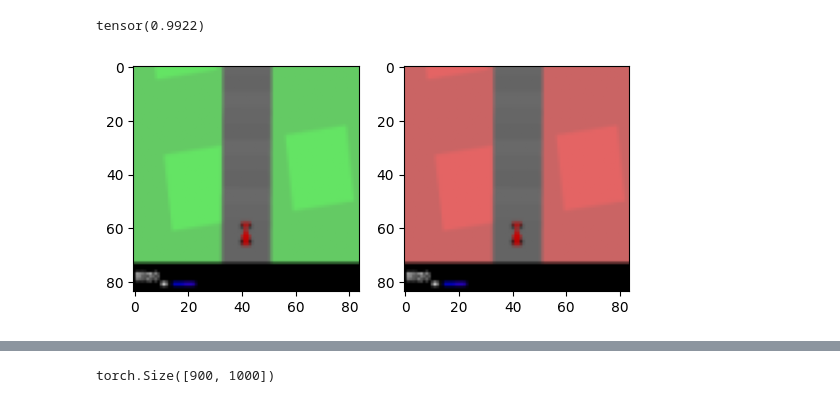
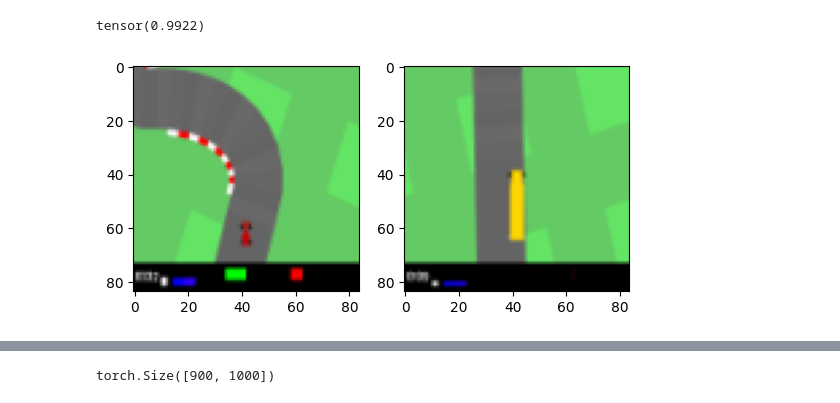
Before and after one commit to antoniopioricciardi/rl_relrepr_gymnasium, a Jupyter notebook: notebooks/relative_analysis_resnet.ipynb, the cells around one changed output, grey strips where cells are left out. Saved outputs shown, nothing was run; the diff lists cells and outputs as text; code cells hidden in the pictures.

```diff
--- a/notebooks/relative_analysis_resnet.ipynb
+++ b/notebooks/relative_analysis_resnet.ipynb
@@ -180,14 +180,14 @@ obs_set_2.max()
 tensor(0.9922)
 # %%
 # plot obs_set_1 and obs_set_2 images in a subplot
-i = 50
+i = 350
 
 fig, ax = plt.subplots(1, 2)
 ax[0].imshow(obs_set_1[i].permute(1, 2, 0))
 ax[1].imshow(obs_set_2[i].permute(1, 2, 0))
 plt.show()
 # %% [output]
-[figure, old version]
+[figure, new version]
 # %%
 i = 300
 fig, ax = plt.subplots(1, 2)
```
Also changed, not shown: parts of 16 cells of this notebook, 1 other file.
